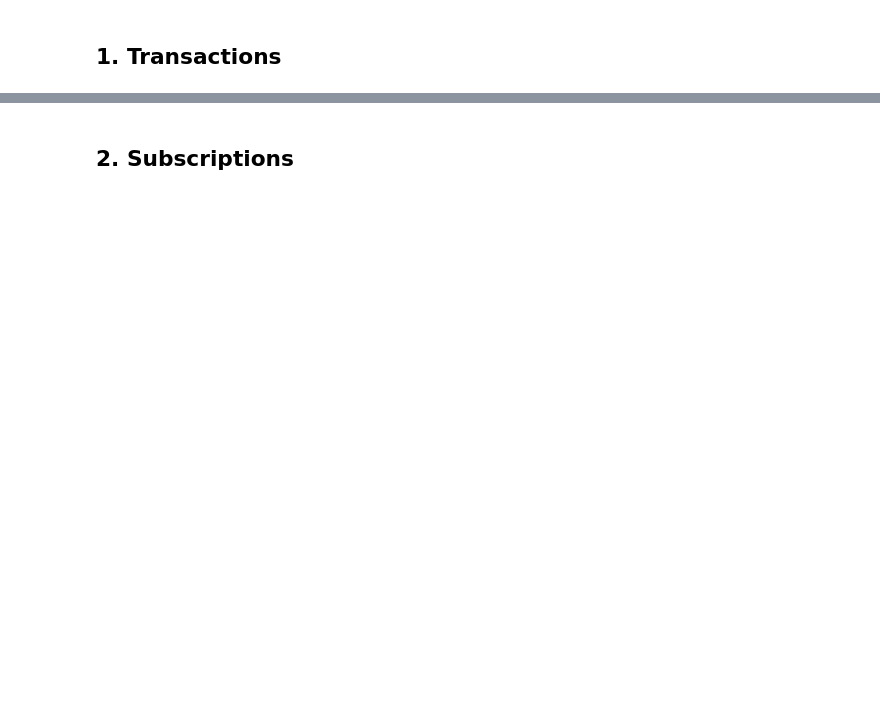
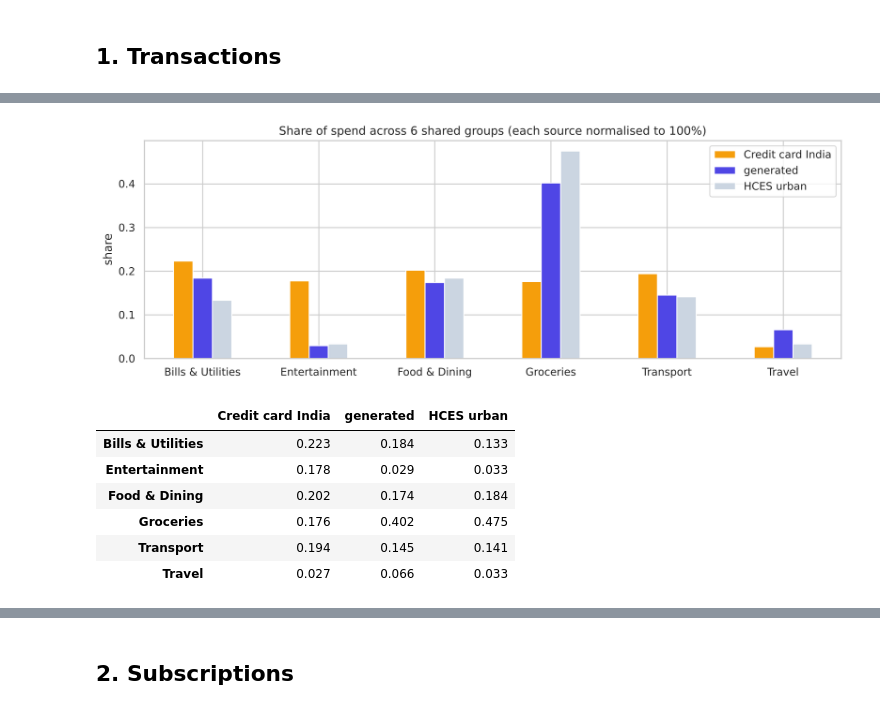
Before and after one commit to joshi-mishita/finance-tracker, a Jupyter notebook: notebooks/eda.ipynb, the cells around one changed output, grey strips where cells are left out. Saved outputs shown, nothing was run; the diff lists cells and outputs as text; code cells hidden in the pictures; blank space fills up the shorter version.

```diff
--- a/notebooks/eda.ipynb
+++ b/notebooks/eda.ipynb
@@ -116,3 +160,27 @@ No public datasets in data/raw/ - download them to compare (see data/SOURCES.md)
+# %%
+# #3 Credit-card spending India: share of spend by expense type vs generated vs HCES (6 overlapping groups)
+cc = public.get('credit_card_india')
+if cc is not None:
+    cc_map = {'Food': 'Food & Dining', 'Grocery': 'Groceries', 'Fuel': 'Transport', 'Bills': 'Bills & Utilities',
+              'Entertainment': 'Entertainment', 'Travel': 'Travel'}
+    groups = list(cc_map.values())
+    cc_share = cc.assign(category=cc['Exp Type'].map(cc_map)).groupby('category').Amount.sum()
+    gen = debit[debit.category.isin(groups)].groupby('category').amount.sum()
+    hces = pd.Series(HCES_URBAN_SHARES)[groups]
+    tab = pd.DataFrame({'Credit card India': cc_share / cc_share.sum(), 'generated': gen / gen.sum(), 'HCES urban': hces / hces.sum()}).round(3)
+    tab.plot.bar(figsize=(11, 4), color=['#F59E0B', '#4F46E5', '#CBD5E1'], rot=0,
+                 title='Share of spend across 6 shared groups (each source normalised to 100%)'); plt.ylabel('share')
+    plt.tight_layout(); plt.savefig(RES / 'eda_share_comparison_public.png', dpi=110); plt.show()
+    display(tab)
+# %% [output]
+[figure, added]
+|  | Credit card India | generated | HCES urban |
+| Bills & Utilities | 0.223 | 0.184 | 0.133 |
+| Entertainment | 0.178 | 0.029 | 0.033 |
+| Food & Dining | 0.202 | 0.174 | 0.184 |
+| Groceries | 0.176 | 0.402 | 0.475 |
+| Transport | 0.194 | 0.145 | 0.141 |
+| Travel | 0.027 | 0.066 | 0.033 |
 # %% [markdown]
 ### Findings and Decisions
 **What I saw**
```
Also changed, not shown: parts of 22 cells of this notebook, 43 other files.
